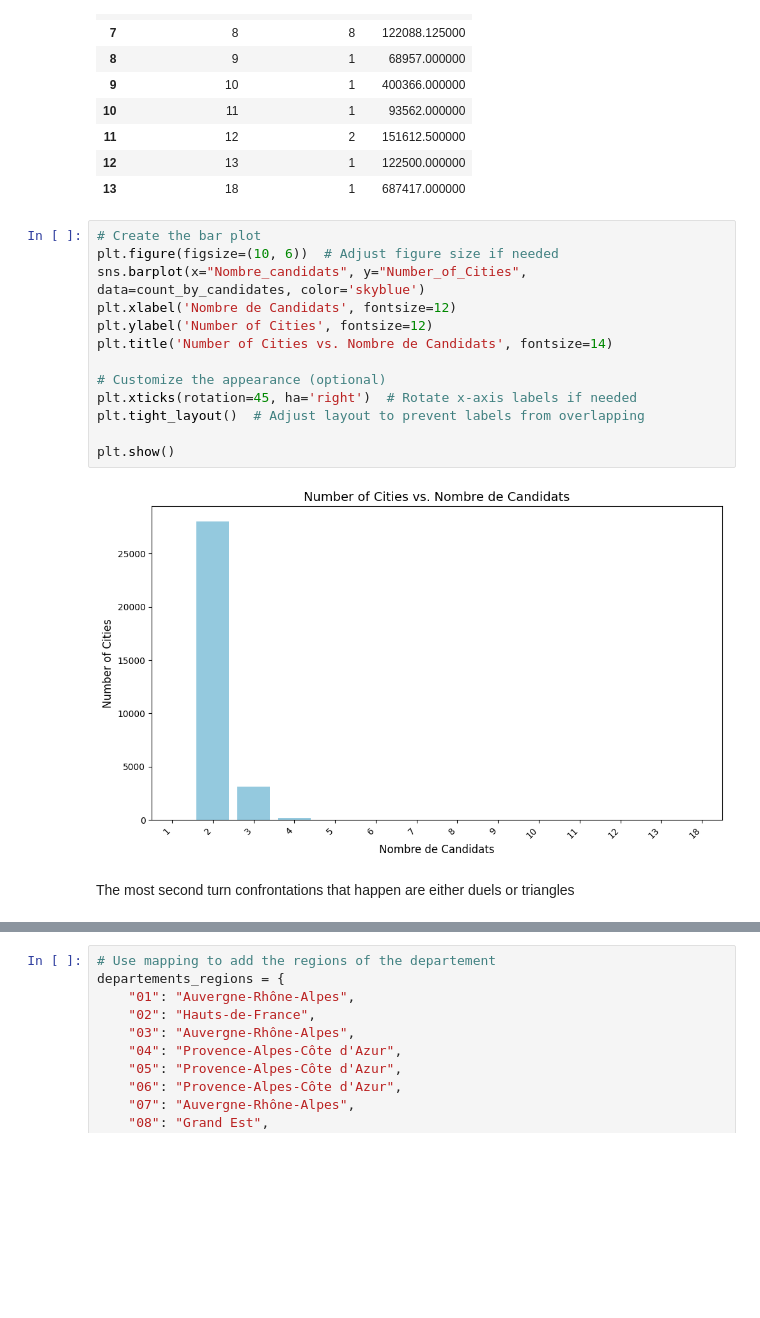
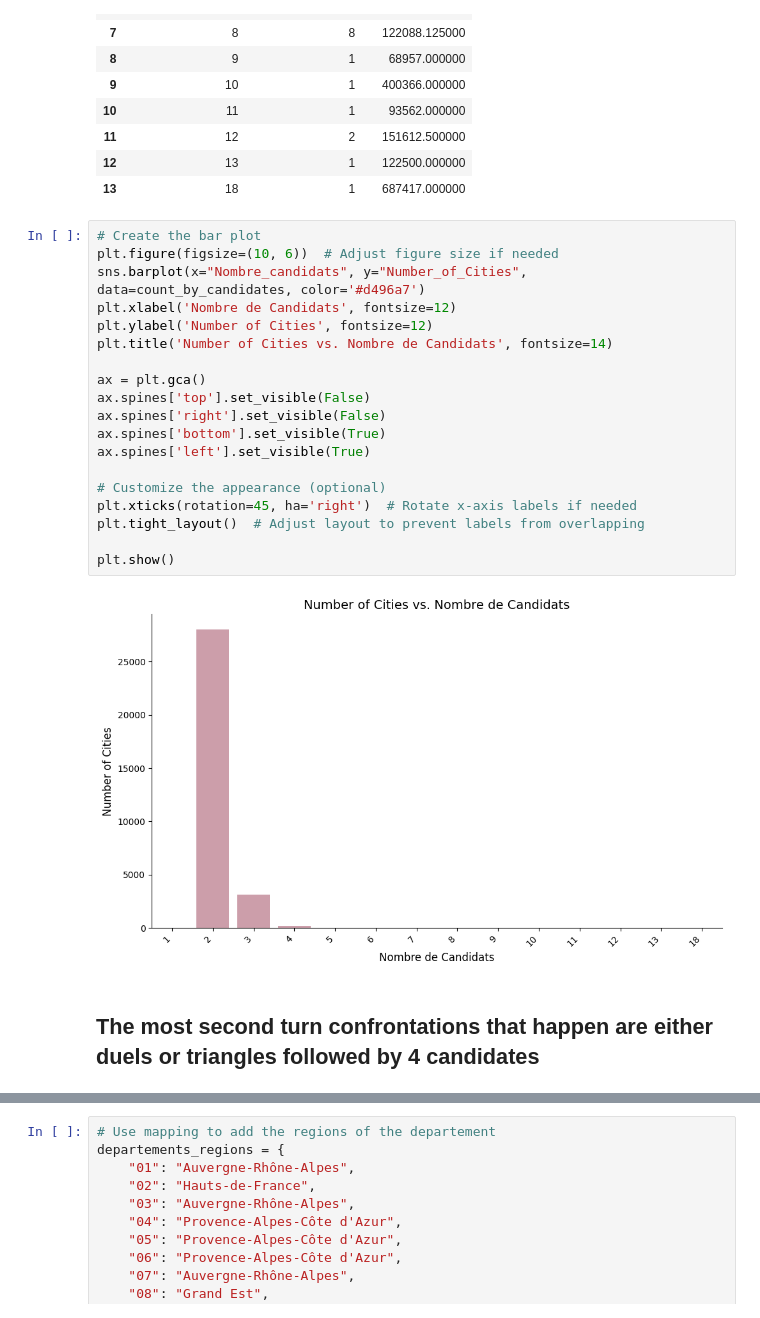
Before and after one commit to RonanRibouletPython/Data_Analysis_Job_Prep, a Jupyter notebook: Notebooks/EDA_Election_2024.ipynb, the cells around one changed output, grey strips where cells are left out. Cells and saved outputs as stored; diff of their text form; blank space fills up the shorter version.

```diff
--- a/Notebooks/EDA_Election_2024.ipynb
+++ b/Notebooks/EDA_Election_2024.ipynb
@@ -138,18 +145,24 @@ count_by_candidates
 # %%
 # Create the bar plot
 plt.figure(figsize=(10, 6))  # Adjust figure size if needed
-sns.barplot(x="Nombre_candidats", y="Number_of_Cities", data=count_by_candidates, color='skyblue')
+sns.barplot(x="Nombre_candidats", y="Number_of_Cities", data=count_by_candidates, color='#d496a7')
 plt.xlabel('Nombre de Candidats', fontsize=12)
 plt.ylabel('Number of Cities', fontsize=12)
 plt.title('Number of Cities vs. Nombre de Candidats', fontsize=14)
+
+ax = plt.gca()
+ax.spines['top'].set_visible(False)
+ax.spines['right'].set_visible(False)
+ax.spines['bottom'].set_visible(True)
+ax.spines['left'].set_visible(True)
 
 # Customize the appearance (optional)
 plt.xticks(rotation=45, ha='right')  # Rotate x-axis labels if needed
 plt.tight_layout()  # Adjust layout to prevent labels from overlapping
 
 plt.show()
 # %% [output]
-[figure, old version]
+[figure, new version]
 # %% [markdown]
-The most second turn confrontations that happen are either duels or triangles
+## The most second turn confrontations that happen are either duels or triangles followed by 4 candidates
 # %%
```
Also changed, not shown: parts of 34 cells of this notebook.
